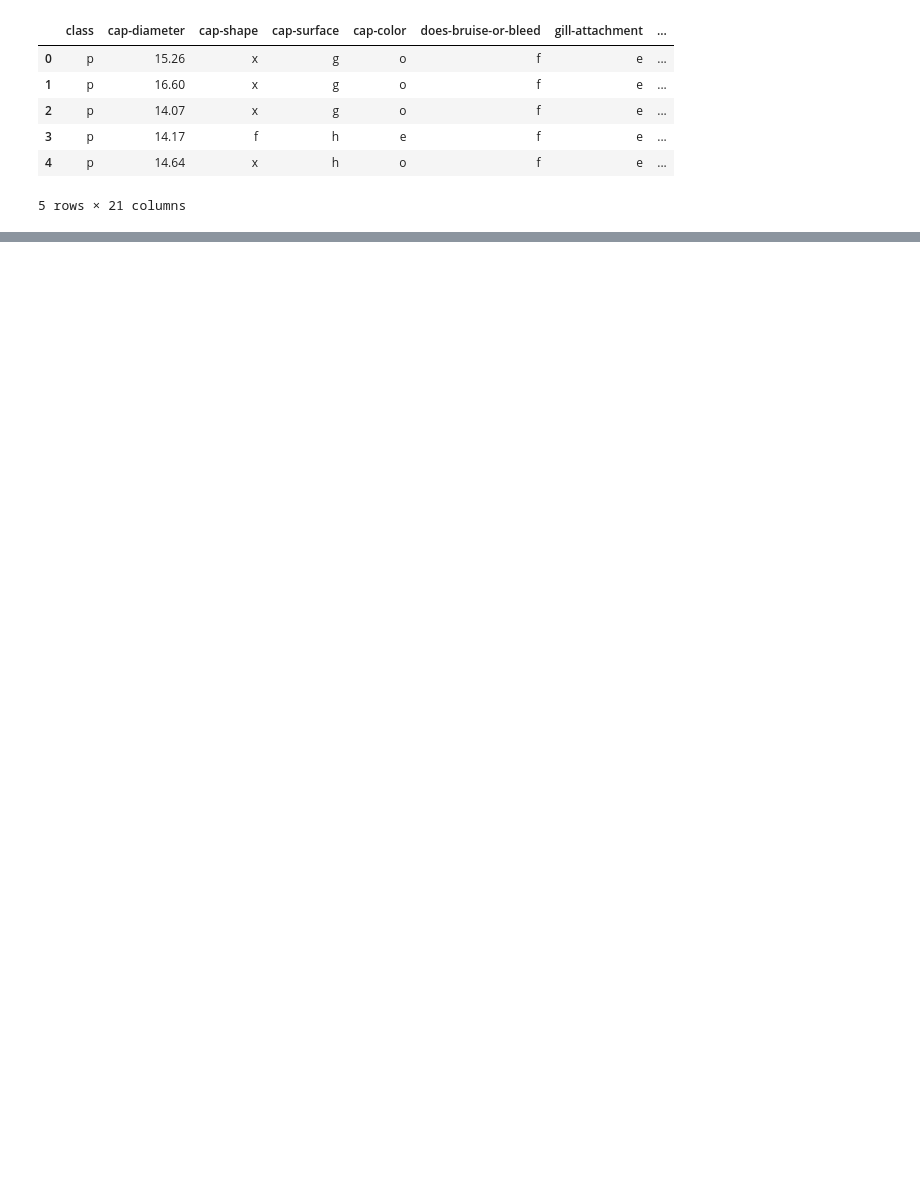
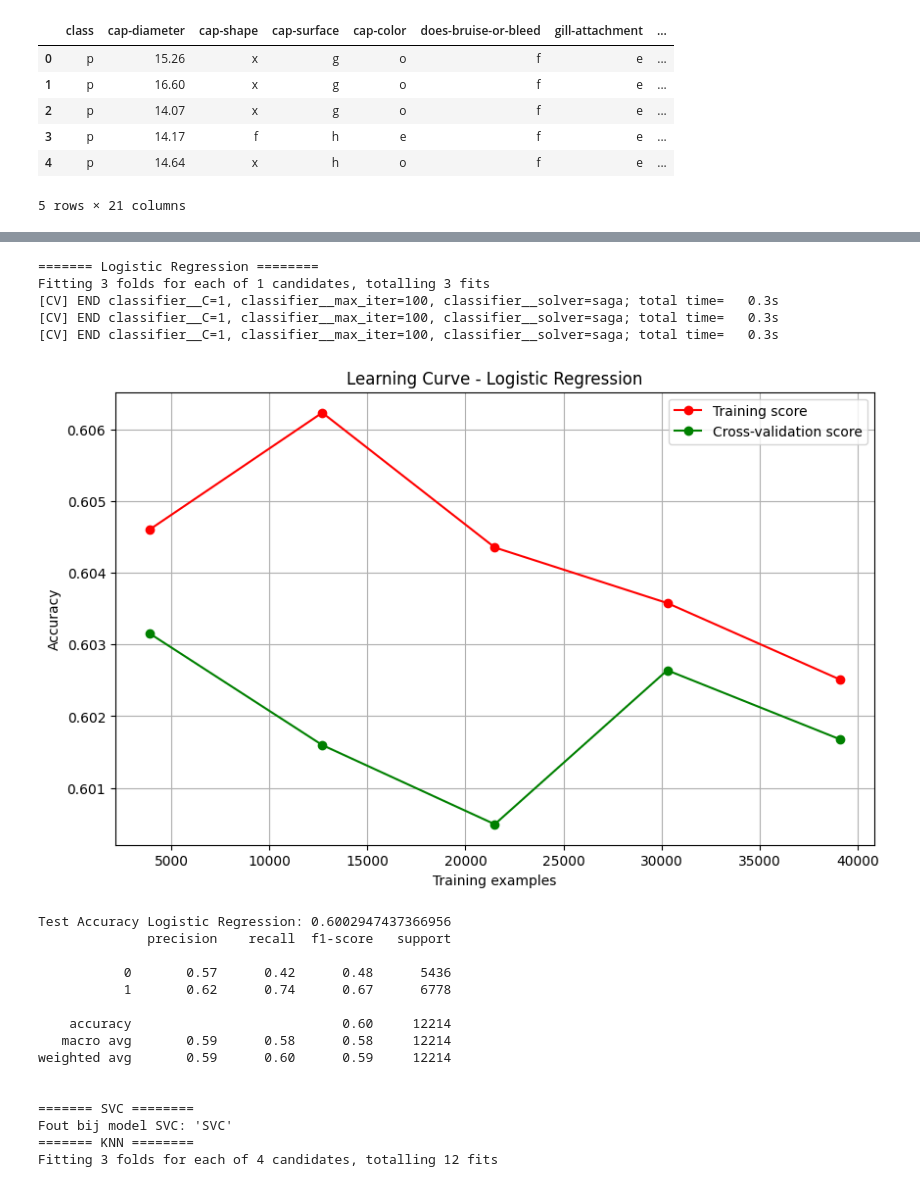
Before and after one commit to huaxel/mushroom-ai, a Jupyter notebook: Assignment.ipynb, the cells around one changed output, grey strips where cells are left out. Drawn from its saved outputs; the diff is of its cells as text; code cells hidden in the pictures; blank space fills up the shorter version.

```diff
--- a/Assignment.ipynb
+++ b/Assignment.ipynb
@@ -81,0 +222,12 @@ mushroom.head()
+# %%
+# mapping van target class naar 0 eetbaar en 1 giftig
+mushroom["class"] = mushroom["class"].map({"e": 0, "p": 1})
+
+# splitsen in features en target
+X = mushroom[feature_cols]
+y = mushroom["class"]
+
+# splitsen in train en test set
+X_train, X_test, y_train, y_test = train_test_split(
+    X, y, test_size=0.2, stratify=y, random_state=42
+)
@@ -81,0 +525,56 @@ mushroom.head()
+# %%
+# Grid search + plot learning curve van alle modelle
+results = {}
+
+for name, pipe in pipelines.items():
+    print(f"======= {name} ========")
+    try:
+        param_grid = param_grids[name]
+        grid, best_params, best_score = run_grid_search(
+            pipe, param_grid, X_train, y_train, cv=3
+        )
+
+        plot_learning_curve(
+            grid.best_estimator_, X_train, y_train, f"Learning Curve - {name}"
+        )
+
+        # Evaluate model on test set after hyperparameter tuning
+        y_pred = grid.best_estimator_.predict(X_test)
+        test_acc = accuracy_score(y_test, y_pred)
+
+        print(f"Test Accuracy {name}: {test_acc}")
+        print(classification_report(y_test, y_pred))
+        print()
+
+        # Save results
+        results[name] = {
+            "best_estimator": grid.best_estimator_,
+            "best_params": best_params,
+            "best_cv_score": best_score,
+            "test_accuracy": test_acc,
+        }
+    except Exception as e:
+        print(f"Fout bij model {name}: {e}")
+        continue
+# %% [output]
+======= Logistic Regression ========
+Fitting 3 folds for each of 1 candidates, totalling 3 fits
+[CV] END classifier__C=1, classifier__max_iter=100, classifier__solver=saga; total time=   0.3s
+[CV] END classifier__C=1, classifier__max_iter=100, classifier__solver=saga; total time=   0.3s
+[CV] END classifier__C=1, classifier__max_iter=100, classifier__solver=saga; total time=   0.3s
+[figure, added]
+Test Accuracy Logistic Regression: 0.6002947437366956
+              precision    recall  f1-score   support
+
+           0       0.57      0.42      0.48      5436
+           1       0.62      0.74      0.67      6778
+
+    accuracy                           0.60     12214
+   macro avg       0.59      0.58      0.58     12214
+weighted avg       0.59      0.60      0.59     12214
+
+
+======= SVC ========
+Fout bij model SVC: 'SVC'
+======= KNN ========
+Fitting 3 folds for each of 4 candidates, totalling 12 fits
```
Also changed, not shown: parts of 79 cells of this notebook.
